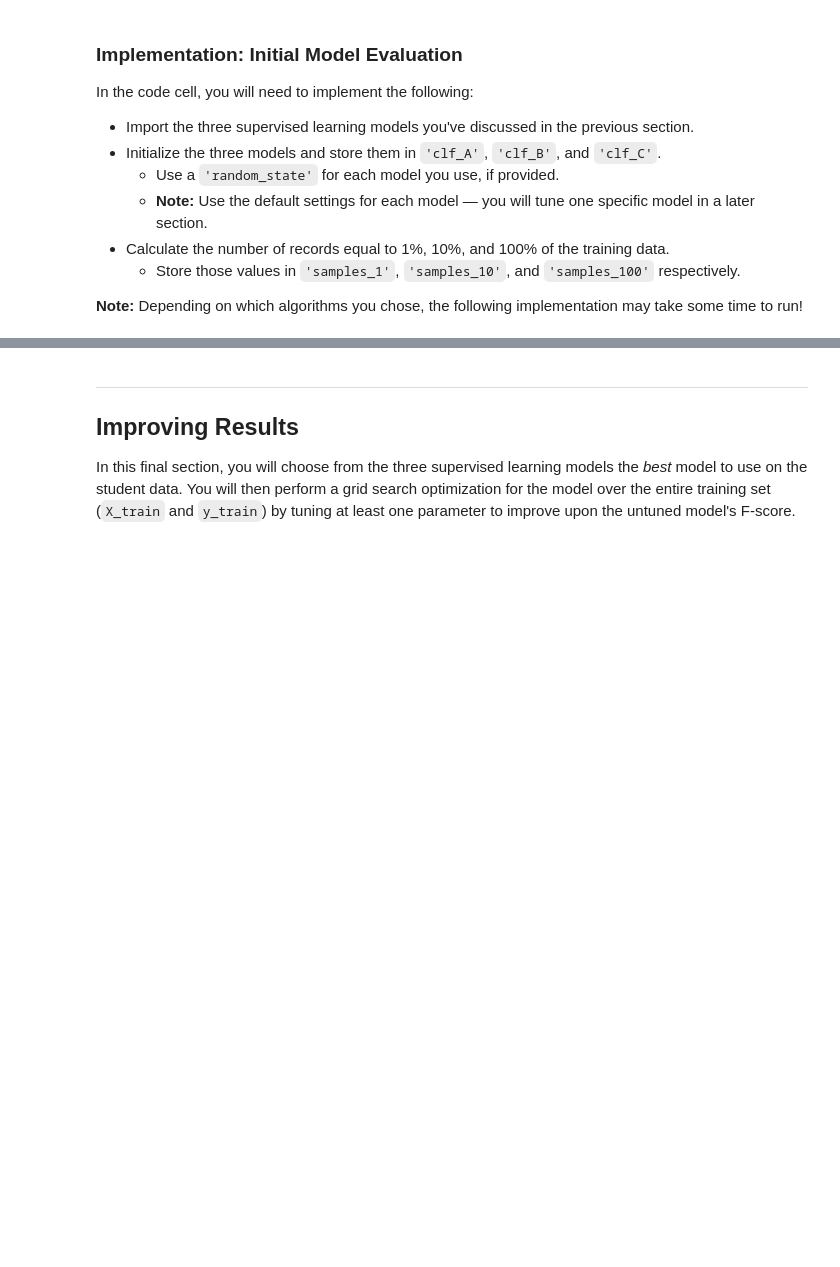
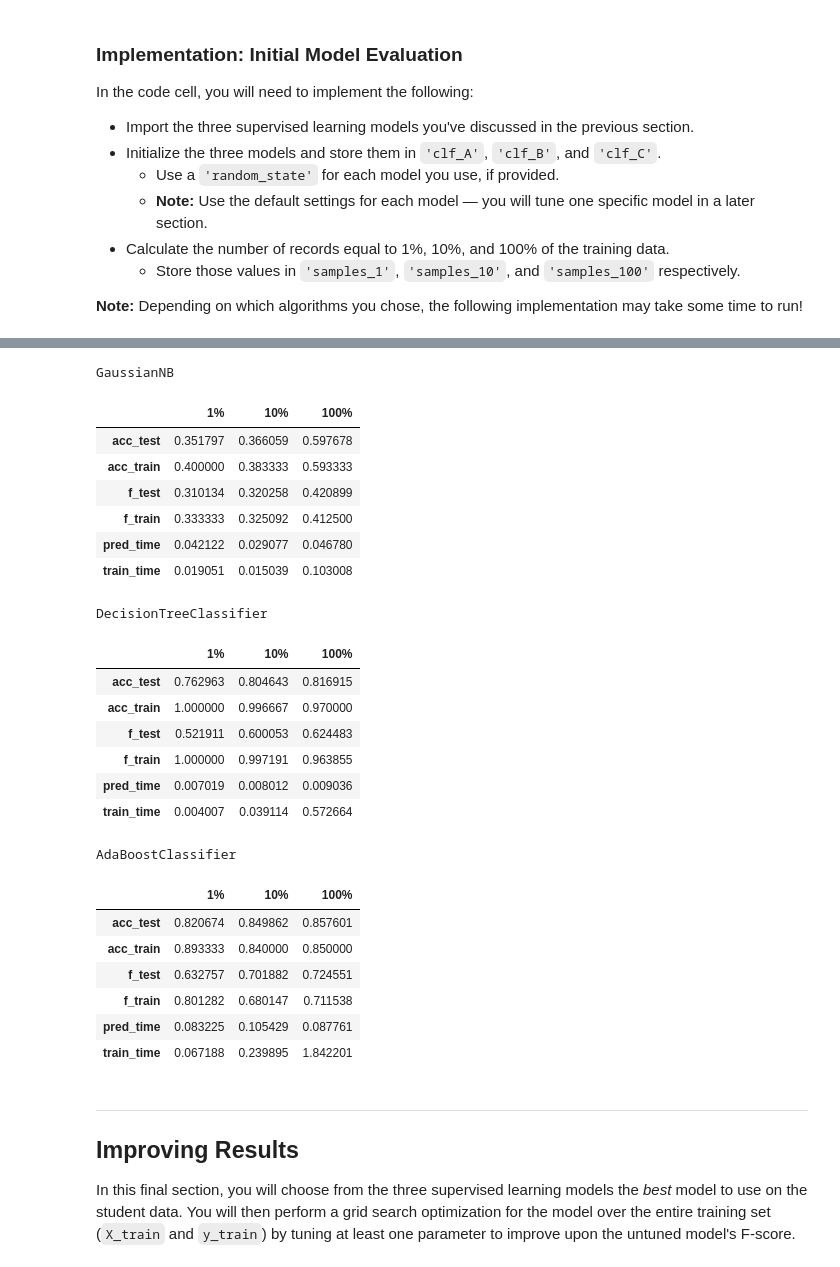
Before and after one commit to Christianivh/machine-learning, a Jupyter notebook: projects/finding_donors/finding_donors.ipynb, the cells around one changed output, grey strips where cells are left out. Drawn from its saved outputs; the diff is of its cells as text; code cells hidden in the pictures; blank space fills up the shorter version.

```diff
--- a/projects/finding_donors/finding_donors.ipynb
+++ b/projects/finding_donors/finding_donors.ipynb
@@ -442,3 +461,33 @@ AdaBoostClassifier trained on 36177 samples.
+# %%
+# show the results in data frame
+for idx in results.items():
+    print(idx[0])
+    display(pd.DataFrame(idx[1]).rename(columns={0:'1%', 1:'10%', 2:'100%'}))
+# %% [output]
+GaussianNB
+|  | 1% | 10% | 100% |
+| acc_test | 0.351797 | 0.366059 | 0.597678 |
+| acc_train | 0.400000 | 0.383333 | 0.593333 |
+| f_test | 0.310134 | 0.320258 | 0.420899 |
+| f_train | 0.333333 | 0.325092 | 0.412500 |
+| pred_time | 0.042122 | 0.029077 | 0.046780 |
+| train_time | 0.019051 | 0.015039 | 0.103008 |
+DecisionTreeClassifier
+|  | 1% | 10% | 100% |
+| acc_test | 0.762963 | 0.804643 | 0.816915 |
+| acc_train | 1.000000 | 0.996667 | 0.970000 |
+| f_test | 0.521911 | 0.600053 | 0.624483 |
+| f_train | 1.000000 | 0.997191 | 0.963855 |
+| pred_time | 0.007019 | 0.008012 | 0.009036 |
+| train_time | 0.004007 | 0.039114 | 0.572664 |
+AdaBoostClassifier
+|  | 1% | 10% | 100% |
+| acc_test | 0.820674 | 0.849862 | 0.857601 |
+| acc_train | 0.893333 | 0.840000 | 0.850000 |
+| f_test | 0.632757 | 0.701882 | 0.724551 |
+| f_train | 0.801282 | 0.680147 | 0.711538 |
+| pred_time | 0.083225 | 0.105429 | 0.087761 |
+| train_time | 0.067188 | 0.239895 | 1.842201 |
 # %% [markdown]
 ----
 ## Improving Results
```
Also changed, not shown: parts of 9 cells of this notebook.
